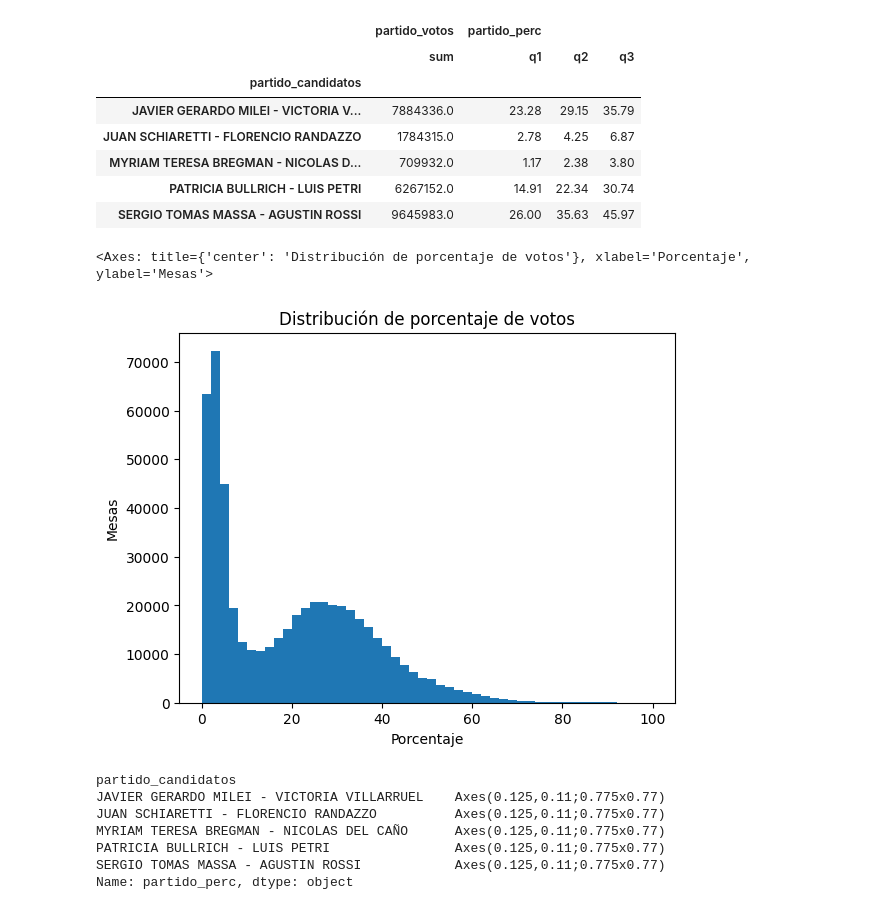
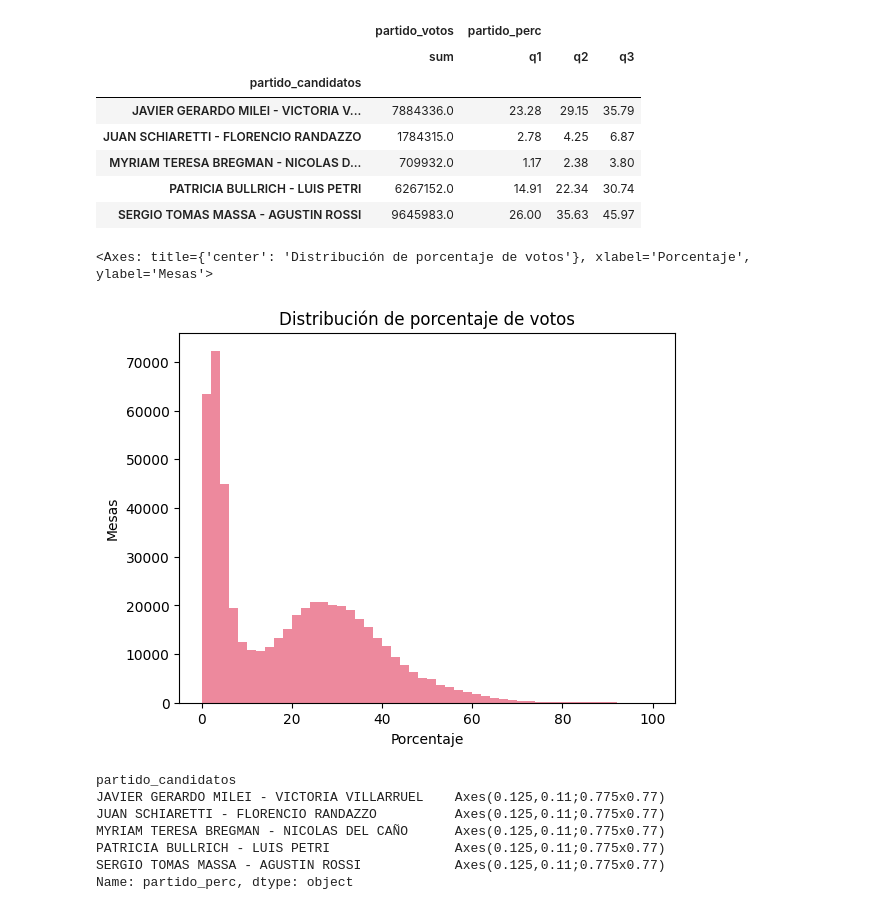
Before and after one commit to leonardoaranda/presidenciales-2023, a Jupyter notebook: notebooks/votos.ipynb, the cells around one changed output. Drawn from its saved outputs; the diff is of its cells as text; code cells hidden in the pictures.

```diff
--- a/notebooks/votos.ipynb
+++ b/notebooks/votos.ipynb
@@ -45,13 +45,15 @@ votos.groupby('partido_candidatos').agg({'partido_votos': 'sum', 'partido_perc':
 # %%
 votos['partido_perc'].plot(kind='hist',
                            bins=50,
                            xlabel='Porcentaje',
                            ylabel='Mesas',
-                           title='Distribución de porcentaje de votos'
+                           title='Distribución de porcentaje de votos',
+                           color='crimson',
+                           alpha=0.5
 )
 # %% [output]
 <Axes: title={'center': 'Distribución de porcentaje de votos'}, xlabel='Porcentaje', ylabel='Mesas'>
-[figure, old version]
+[figure, new version]
 # %%
 votos.groupby('partido_candidatos')['partido_perc'].plot(kind='hist',
                                                          bins=50,
```
Also changed, not shown: parts of 2 cells of this notebook.
